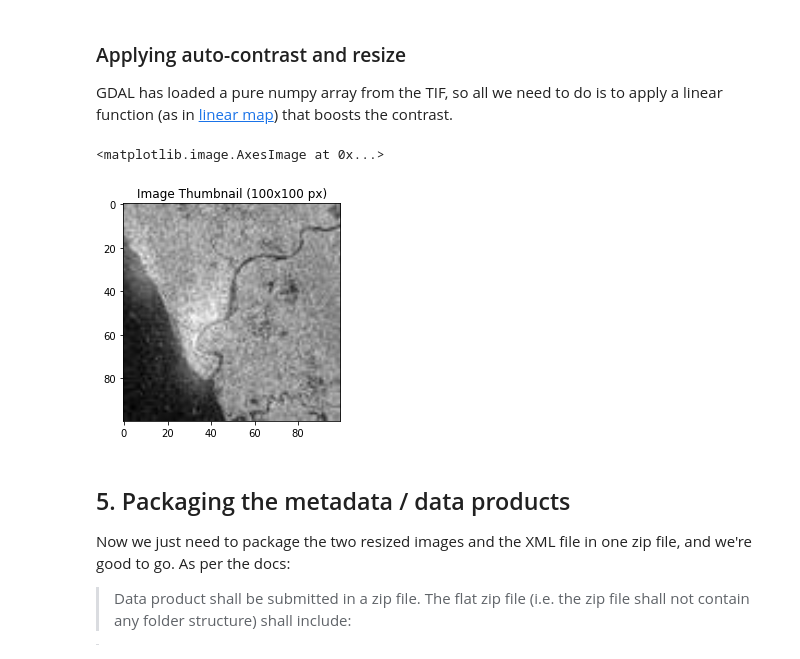
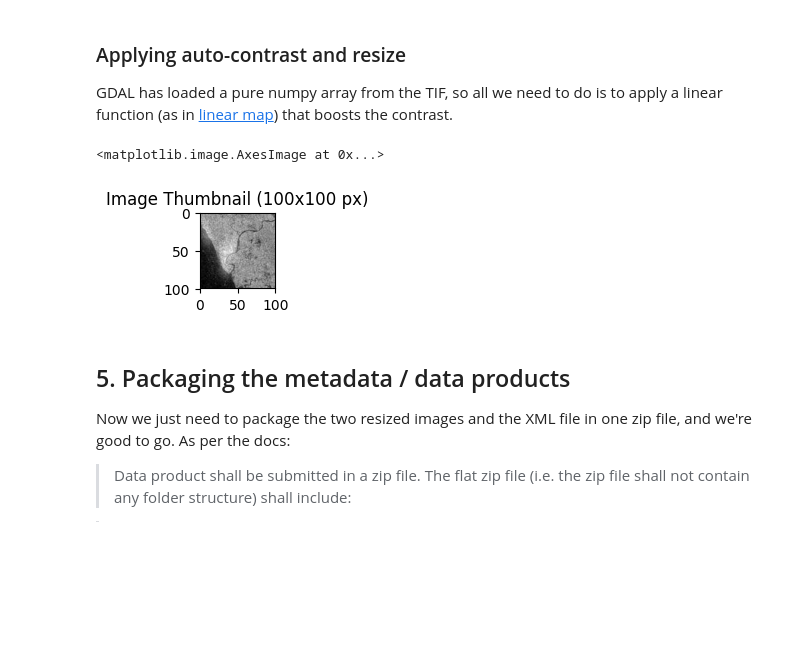
Before and after one commit to leblancfg/handling_large_images, a Jupyter notebook: charter_metadata.ipynb, the cells around one changed output. Drawn from its saved outputs; the diff is of its cells as text; code cells hidden in the pictures; blank space fills up the shorter version.

```diff
--- a/charter_metadata.ipynb
+++ b/charter_metadata.ipynb
@@ -81,6 +81,10 @@ In this case, the metadata and data products are generated from files found insi
 They unfortunately can't be accessed without downloading the whole `.zip`.
 
 `(TO CONSIDER)` *This might be able to get all done without downloading the actual image file, but using the APT's archive files, submitted ACPs, as well as Quicklook images straight from NEODF website.*
+# %%
+xml_filename = 'EOP.xml'
+thumbnail_filename = 'ICON.JPG'
+quicklook_filename = 'PREVIEW.JPG'
 # %% [markdown]
 ### a) Metadata XML
 The file `EOP.xml` can be populated from the metadata found in each product, in a file called `product.xml`.
@@ -315,39 +320,40 @@ def resize_and_contrast(file_in, file_out, resize=None):
         file_in: Filename of the image to be converted
         file_out: Output filename
         resize: Output size of the image (px), default=512
     Returns:
         None
 
     str, str, int -> None"""
     try:
         # Make a tuple out of the pixel size
         size = (resize, resize)
 
         image = Image.open(file_in)
 
         if resize:
             # Apply some blur to smooth out pixels
             image = image.filter(ImageFilter.GaussianBlur(radius=0.75))
             # Resize the image to `size`
             image.thumbnail(size, resample=Image.LANCZOS)
         # Apply some more contrast
         contrast = ImageEnhance.Contrast(image)
-        image = contrast.enhance(1.3)
+        image = contrast.enhance(1.5)
 
         image.save(file_out, format=None)
     except IOError:
         print('Cannot resize', file_in, 'to', file_out)
 
-resize_and_contrast(file, 'PREVIEW.JPG')  # Only apply contrast
-resize_and_contrast(file, 'ICON.JPG', resize=100)
+resize_and_contrast(file, quicklook_filename)  # Only apply contrast
+resize_and_contrast(file, thumbnail_filename, resize=100)
 
-# See what it looks like
-thumbnail = Image.open('ICON.JPG', 'r')
+# See what the thumbnail looks like
+thumbnail = Image.open(thumbnail_filename, 'r')
+plt.figure(figsize=(1, 1), dpi=100)
 plt.title('Image Thumbnail (100x100 px)')
 plt.imshow(np.asarray(thumbnail), cmap='gray', interpolation='bilinear')
 # %% [output]
 <matplotlib.image.AxesImage at 0x...>
-[figure, old version]
+[figure, new version]
 # %% [markdown]
 ## 5. Packaging the metadata / data products
 Now we just need to package the two resized images and the XML file in one zip file, and we're good to go. As per the docs:
```
Also changed, not shown: parts of 5 cells of this notebook, 2 other files.
